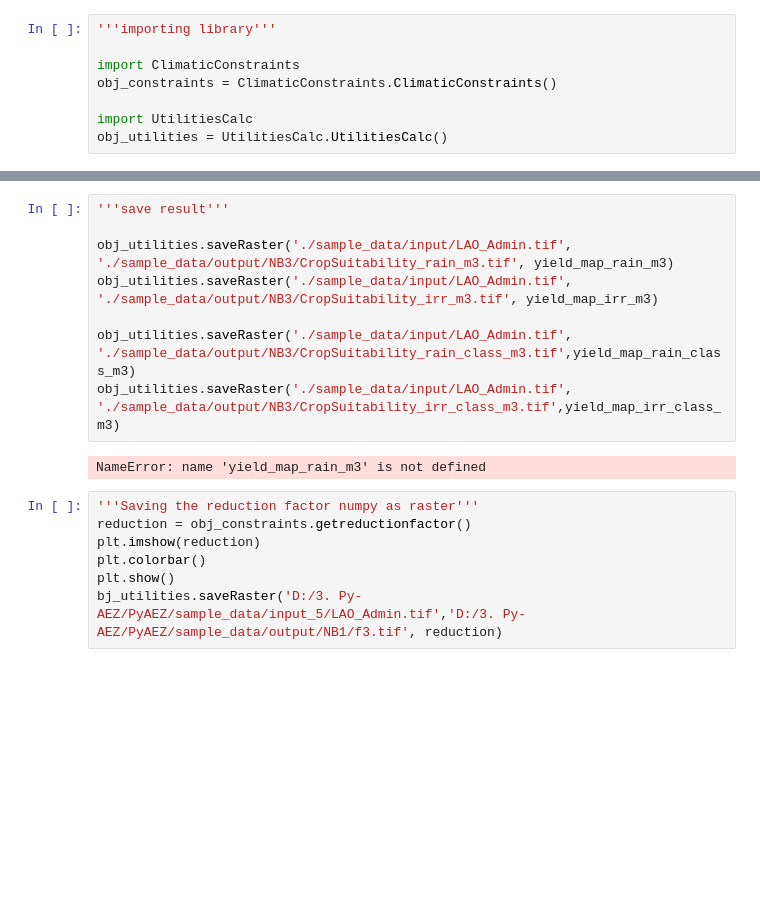
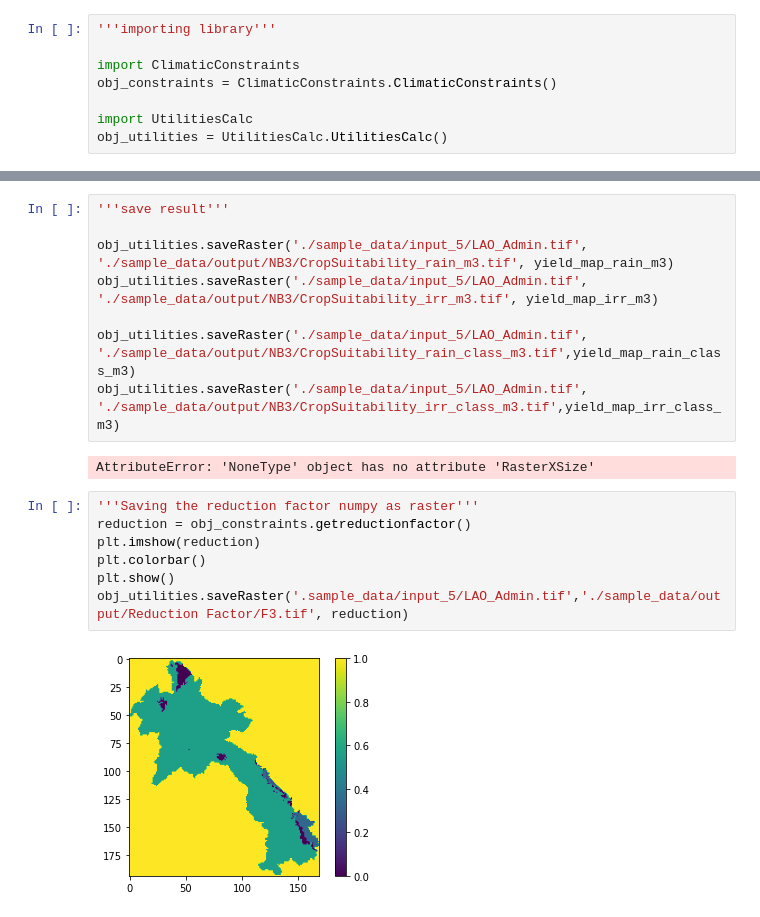
Before and after one commit to gicait/PyAEZ, a Jupyter notebook: NB3_ClimaticConstraints.ipynb, the cells around one changed output, grey strips where cells are left out. Saved outputs shown, nothing was run; the diff lists cells and outputs as text; blank space fills up the shorter version.

```diff
--- a/NB3_ClimaticConstraints.ipynb
+++ b/NB3_ClimaticConstraints.ipynb
@@ -70,17 +67,19 @@ NameError: name 'yield_map_rain_m3' is not defined
 # %%
 '''save result'''
 
-obj_utilities.saveRaster('./sample_data/input/LAO_Admin.tif', './sample_data/output/NB3/CropSuitability_rain_m3.tif', yield_map_rain_m3)
-obj_utilities.saveRaster('./sample_data/input/LAO_Admin.tif', './sample_data/output/NB3/CropSuitability_irr_m3.tif', yield_map_irr_m3)
+obj_utilities.saveRaster('./sample_data/input_5/LAO_Admin.tif', './sample_data/output/NB3/CropSuitability_rain_m3.tif', yield_map_rain_m3)
+obj_utilities.saveRaster('./sample_data/input_5/LAO_Admin.tif', './sample_data/output/NB3/CropSuitability_irr_m3.tif', yield_map_irr_m3)
 
-obj_utilities.saveRaster('./sample_data/input/LAO_Admin.tif', './sample_data/output/NB3/CropSuitability_rain_class_m3.tif',yield_map_rain_class_m3)
-obj_utilities.saveRaster('./sample_data/input/LAO_Admin.tif', './sample_data/output/NB3/CropSuitability_irr_class_m3.tif',yield_map_irr_class_m3)
+obj_utilities.saveRaster('./sample_data/input_5/LAO_Admin.tif', './sample_data/output/NB3/CropSuitability_rain_class_m3.tif',yield_map_rain_class_m3)
+obj_utilities.saveRaster('./sample_data/input_5/LAO_Admin.tif', './sample_data/output/NB3/CropSuitability_irr_class_m3.tif',yield_map_irr_class_m3)
 # %% [output]
-NameError: name 'yield_map_rain_m3' is not defined
+AttributeError: 'NoneType' object has no attribute 'RasterXSize'
 # %%
 '''Saving the reduction factor numpy as raster'''
 reduction = obj_constraints.getreductionfactor()
 plt.imshow(reduction)
 plt.colorbar()
 plt.show()
-bj_utilities.saveRaster('D:/3. Py-AEZ/PyAEZ/sample_data/input_5/LAO_Admin.tif','D:/3. Py-AEZ/PyAEZ/sample_data/output/NB1/f3.tif', reduction)
+obj_utilities.saveRaster('.sample_data/input_5/LAO_Admin.tif','./sample_data/output/Reduction Factor/F3.tif', reduction)
+# %% [output]
+[figure, added]
```
Also changed, not shown: parts of 5 cells of this notebook, 9 other files.
